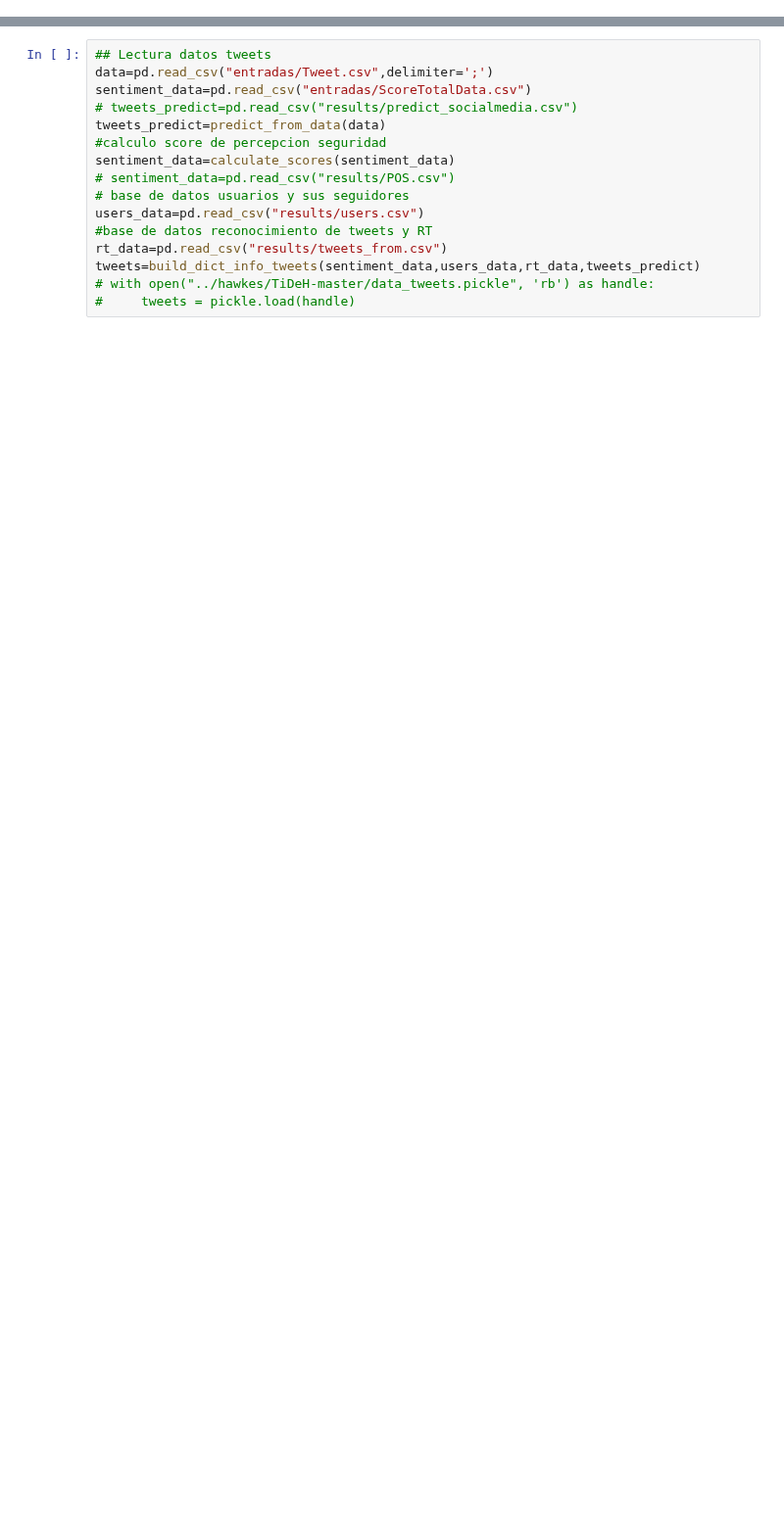
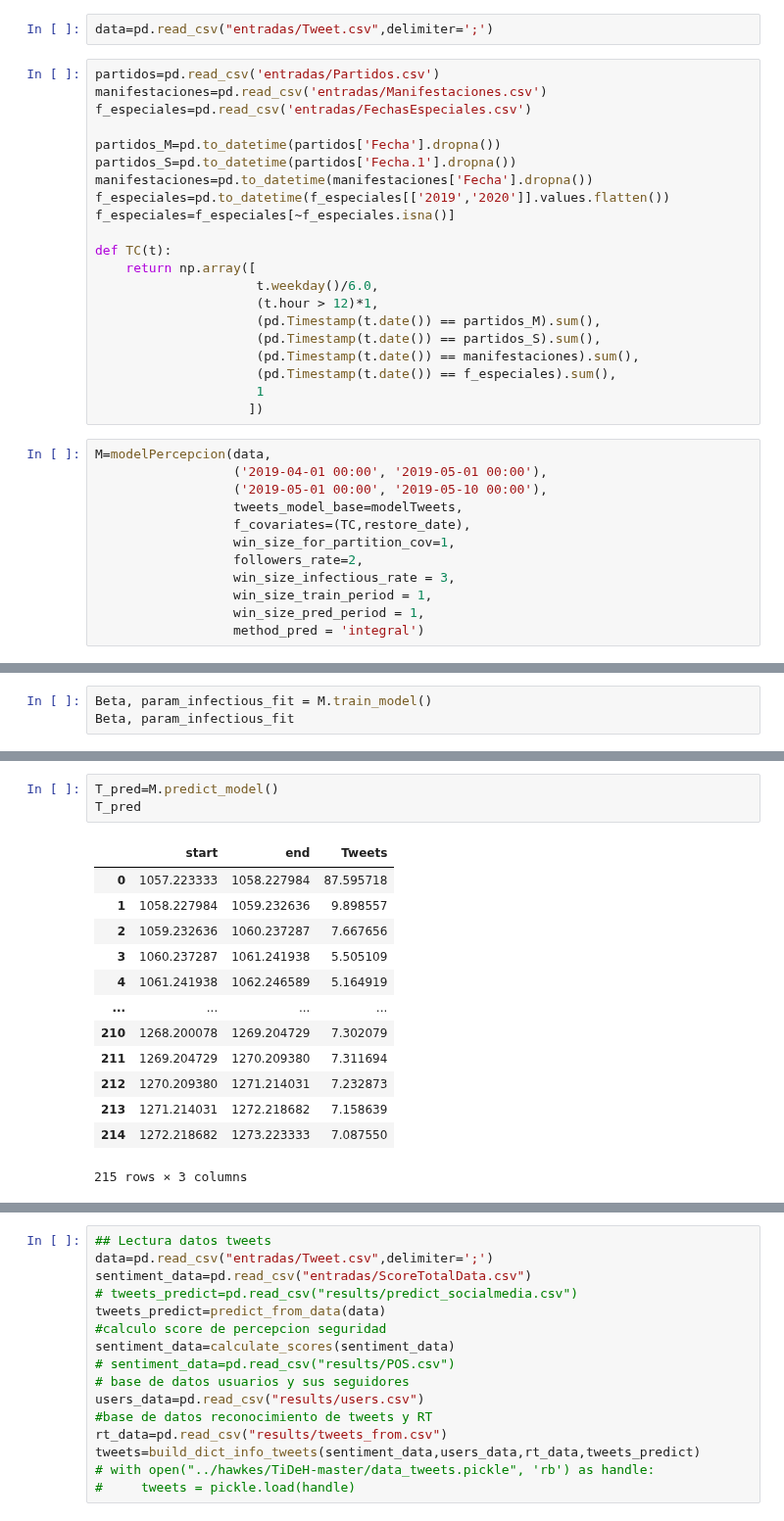
Before and after one commit to jrudascas/security_project, a Jupyter notebook: modelo_percepcion/ejemplo pipeline.ipynb, the cells around one changed output, grey strips where cells are left out. Shown at 98% size. Cells and saved outputs as stored; diff of their text form; blank space fills up the shorter version.

```diff
--- a/modelo_percepcion/ejemplo pipeline.ipynb
+++ b/modelo_percepcion/ejemplo pipeline.ipynb
@@ -6,0 +127,35 @@ import seaborn as sns
+# %%
+data=pd.read_csv("entradas/Tweet.csv",delimiter=';')
+# %%
+partidos=pd.read_csv('entradas/Partidos.csv')
+manifestaciones=pd.read_csv('entradas/Manifestaciones.csv')
+f_especiales=pd.read_csv('entradas/FechasEspeciales.csv')
+
+partidos_M=pd.to_datetime(partidos['Fecha'].dropna())
+partidos_S=pd.to_datetime(partidos['Fecha.1'].dropna())
+manifestaciones=pd.to_datetime(manifestaciones['Fecha'].dropna())
+f_especiales=pd.to_datetime(f_especiales[['2019','2020']].values.flatten())
+f_especiales=f_especiales[~f_especiales.isna()]
+
+def TC(t):
+    return np.array([
+                     t.weekday()/6.0,
+                     (t.hour > 12)*1,
+                     (pd.Timestamp(t.date()) == partidos_M).sum(),
+                     (pd.Timestamp(t.date()) == partidos_S).sum(),
+                     (pd.Timestamp(t.date()) == manifestaciones).sum(),
+                     (pd.Timestamp(t.date()) == f_especiales).sum(),
+                     1
+                    ])
+# %%
+M=modelPercepcion(data,
+                  ('2019-04-01 00:00', '2019-05-01 00:00'),
+                  ('2019-05-01 00:00', '2019-05-10 00:00'),
+                  tweets_model_base=modelTweets,
+                  f_covariates=(TC,restore_date),
+                  win_size_for_partition_cov=1,
+                  followers_rate=2,
+                  win_size_infectious_rate = 3,
+                  win_size_train_period = 1,
+                  win_size_pred_period = 1,
+                  method_pred = 'integral')
@@ -6,0 +167,3 @@ import seaborn as sns
+# %%
+Beta, param_infectious_fit = M.train_model()
+Beta, param_infectious_fit
@@ -6,0 +178,17 @@ import seaborn as sns
+# %%
+T_pred=M.predict_model()
+T_pred
+# %% [output]
+|  | start | end | Tweets |
+| 0 | 1057.223333 | 1058.227984 | 87.595718 |
+| 1 | 1058.227984 | 1059.232636 | 9.898557 |
+| 2 | 1059.232636 | 1060.237287 | 7.667656 |
+| 3 | 1060.237287 | 1061.241938 | 5.505109 |
+| 4 | 1061.241938 | 1062.246589 | 5.164919 |
+| ... | ... | ... | ... |
+| 210 | 1268.200078 | 1269.204729 | 7.302079 |
+| 211 | 1269.204729 | 1270.209380 | 7.311694 |
+| 212 | 1270.209380 | 1271.214031 | 7.232873 |
+| 213 | 1271.214031 | 1272.218682 | 7.158639 |
+| 214 | 1272.218682 | 1273.223333 | 7.087550 |
+215 rows × 3 columns
```
Also changed, not shown: parts of 13 cells of this notebook, 24 other files.
